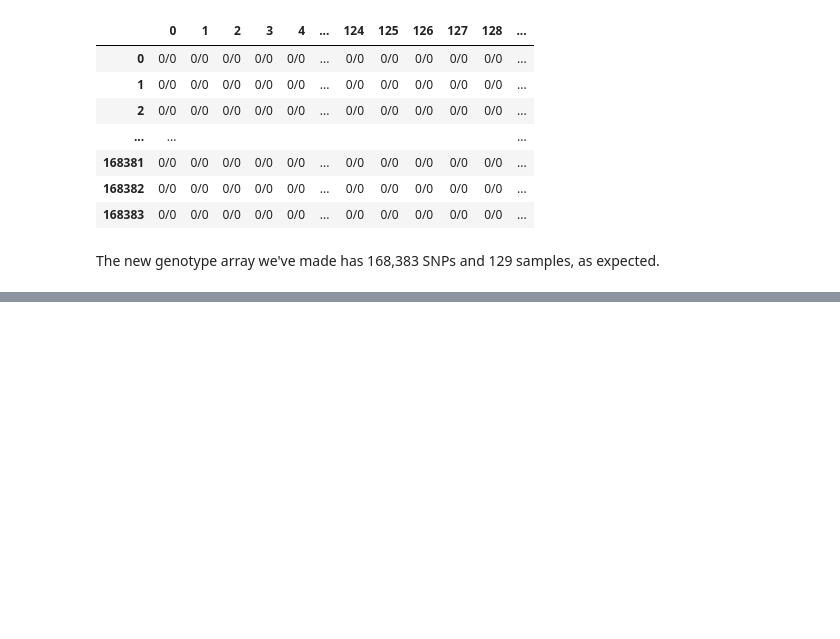
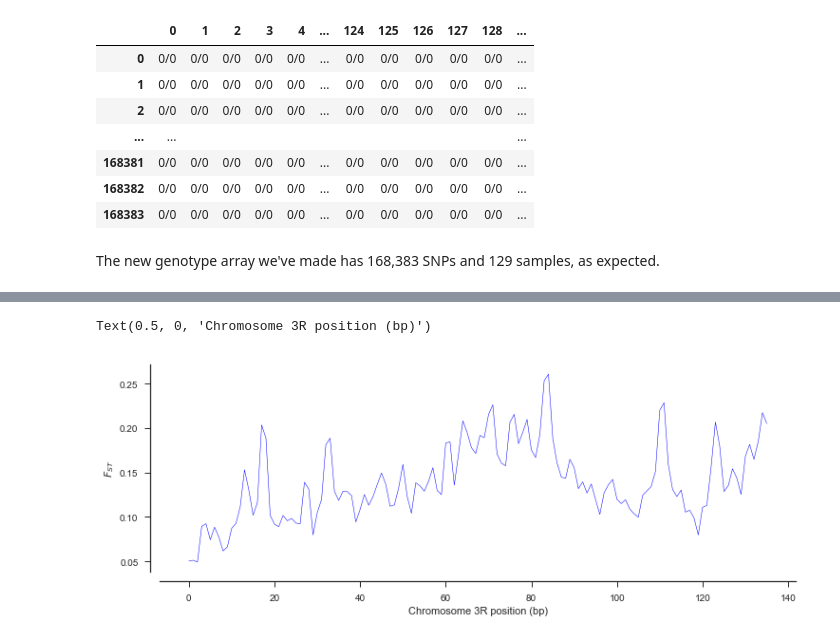
Before and after one commit to andrewkern/biol610, a Jupyter notebook: notebooks/lecture9.ipynb, the cells around one changed output, grey strips where cells are left out. Drawn from its saved outputs; the diff is of its cells as text; code cells hidden in the pictures; blank space fills up the shorter version.

```diff
--- a/notebooks/lecture9.ipynb
+++ b/notebooks/lecture9.ipynb
@@ -294,0 +436,12 @@ The new genotype array we've made has 168,383 SNPs and 129 samples, as expected.
+# %%
+blen = 1000
+fig, ax = plt.subplots(figsize=(12, 4))
+sns.despine(ax=ax, offset=10)
+x = allel.moving_statistic(pos, statistic=lambda v: (v[0] + v[-1]) / 2, size=blen)
+y=allel.moving_hudson_fst(ac_seg['BFM'], ac_seg['AOM'],size=blen,step=blen//2)
+ax.plot(y, 'k-', lw=.5, color="blue")
+ax.set_ylabel('$F_{ST}$')
+ax.set_xlabel('Chromosome %s position (bp)' % chrom)
+# %% [output]
+Text(0.5, 0, 'Chromosome 3R position (bp)')
+[figure, added]
```
Also changed, not shown: parts of 21 cells of this notebook.
